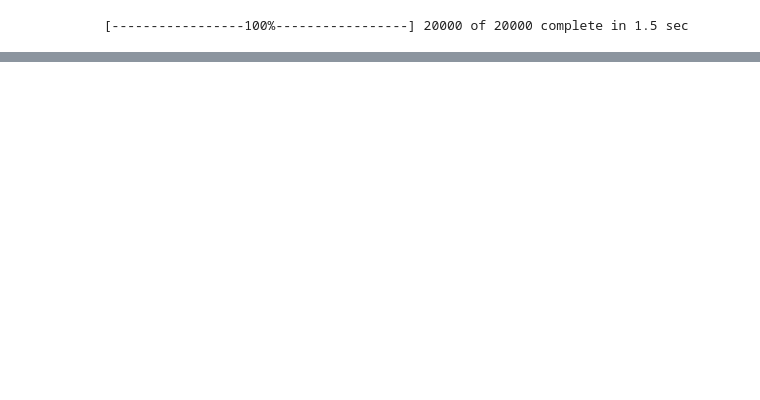
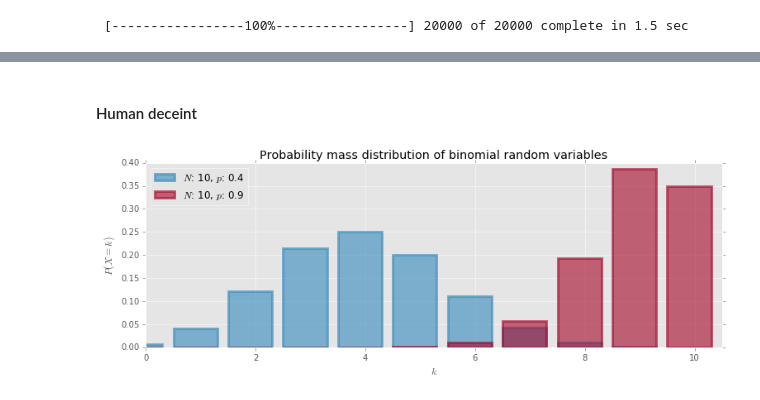
Before and after one commit to re9ulus/bayesian_methods, a Jupyter notebook: note2_PyMC.ipynb, the cells around one changed output, grey strips where cells are left out. Saved outputs shown, nothing was run; the diff lists cells and outputs as text; code cells hidden in the pictures; blank space fills up the shorter version.

```diff
--- a/note2_PyMC.ipynb
+++ b/note2_PyMC.ipynb
@@ -255,0 +258,27 @@ Probability site A is BETTER than site B 0.947
+# %% [markdown]
+#### Human deceint
+# %%
+figsize(12.5, 4)
+
+import scipy.stats as stats
+binomial = stats.binom
+
+parameters = [(10, .4), (10, .9)]
+colors = ['#348ABD', '#A60629']
+
+for i in range(2):
+    N, p = parameters[i]
+    _x = np.arange(N + 1)
+    plt.bar(_x - 0.5, binomial.pmf(_x, N, p), color=colors[i],
+           edgecolor=colors[i],
+           alpha=0.6,
+           label='$N$: %d, $p$: %.1f' % (N, p),
+           linewidth=3)
+
+plt.legend(loc='upper left')
+plt.xlim(0, 10.5)
+plt.xlabel('$k$')
+plt.ylabel('$P(X = k)$')
+plt.title('Probability mass distribution of binomial random variables');
+# %% [output]
+[figure, added]
```
Also changed, not shown: parts of 38 cells of this notebook, 1 other file.
